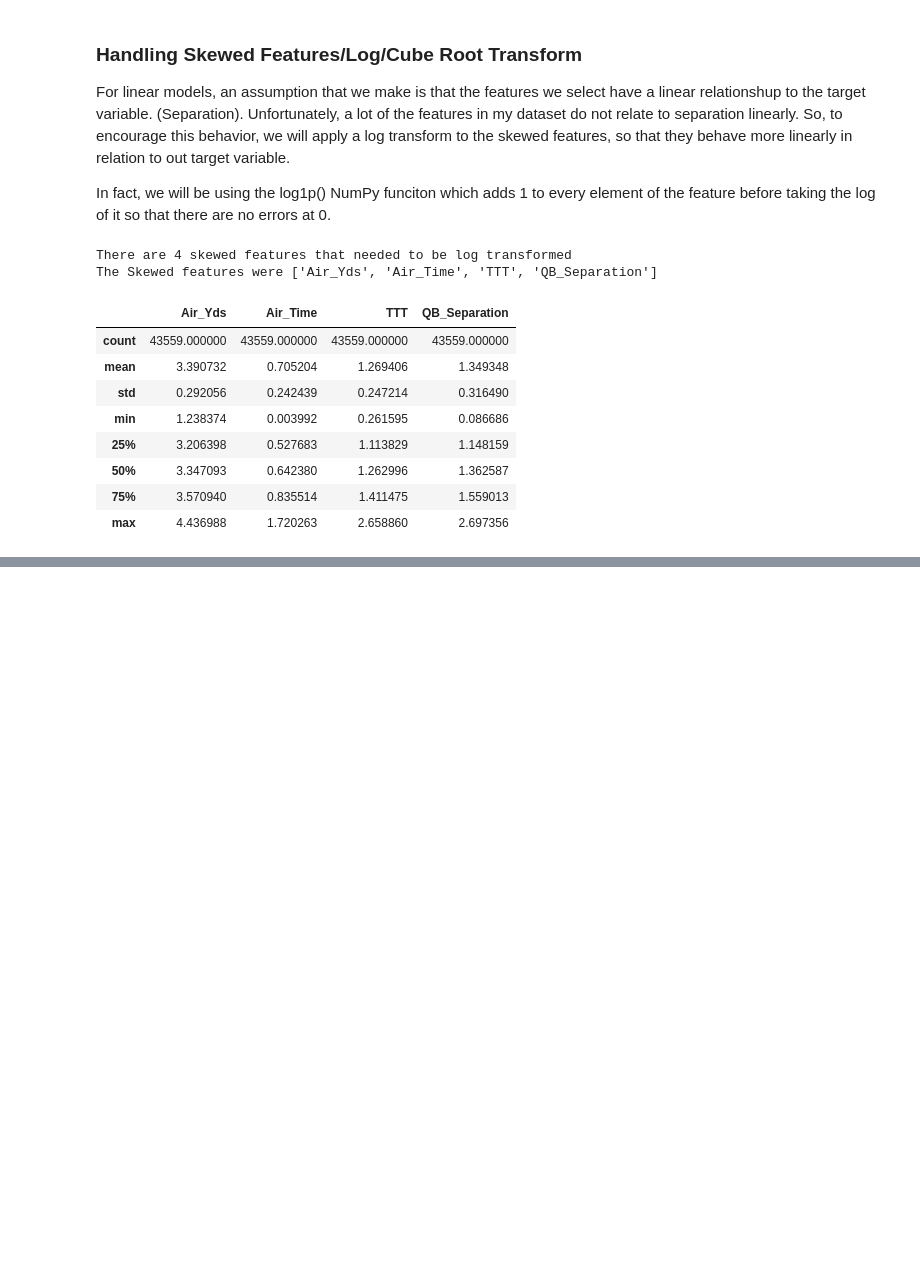
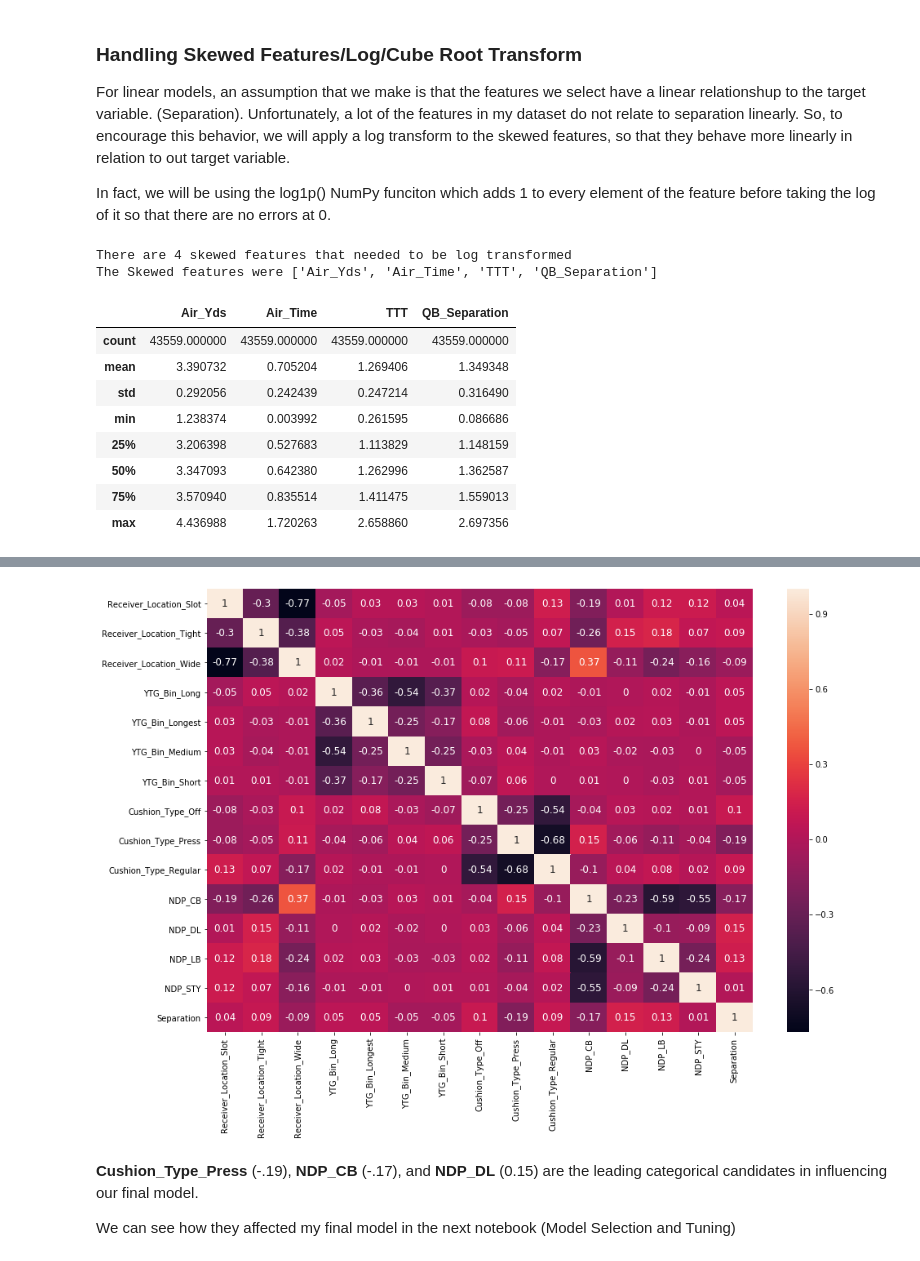
Before and after one commit to Jesse-Cohen/Separation-Above-Expectation, a Jupyter notebook: Notebooks/Feature_Analysis.ipynb, the cells around one changed output, grey strips where cells are left out. Drawn from its saved outputs; the diff is of its cells as text; code cells hidden in the pictures; blank space fills up the shorter version.

```diff
--- a/Notebooks/Feature_Analysis.ipynb
+++ b/Notebooks/Feature_Analysis.ipynb
@@ -964,2 +978,16 @@ Merged_Trans[skewed_feats].describe()
+# %%
+Cat_cols = ['Receiver_Location_Slot', 'Receiver_Location_Tight',
+       'Receiver_Location_Wide', 'YTG_Bin_Long', 'YTG_Bin_Longest',
+       'YTG_Bin_Medium', 'YTG_Bin_Short','Cushion_Type_Off', 'Cushion_Type_Press',
+       'Cushion_Type_Regular', 'NDP_CB', 'NDP_DL', 'NDP_LB', 'NDP_STY', 'Separation']
+# %%
+fig =  plt.subplots(figsize=(15,10))
+ax = sns.heatmap(round(Merged_Trans[Cat_cols].corr(method = 'kendall'), 2), annot=True, annot_kws={"size": 12})
+# %% [output]
+[figure, added]
+# %% [markdown]
+**Cushion_Type_Press** (-.19), **NDP_CB** (-.17), and **NDP_DL** (0.15) are the leading categorical candidates in influencing our final model.
+
+We can see how they affected my final model in the next notebook (Model Selection and Tuning)
 # %%
 Merged_Trans.to_pickle("../data/processed.pkl")
```
Also changed, not shown: parts of 17 cells of this notebook.
